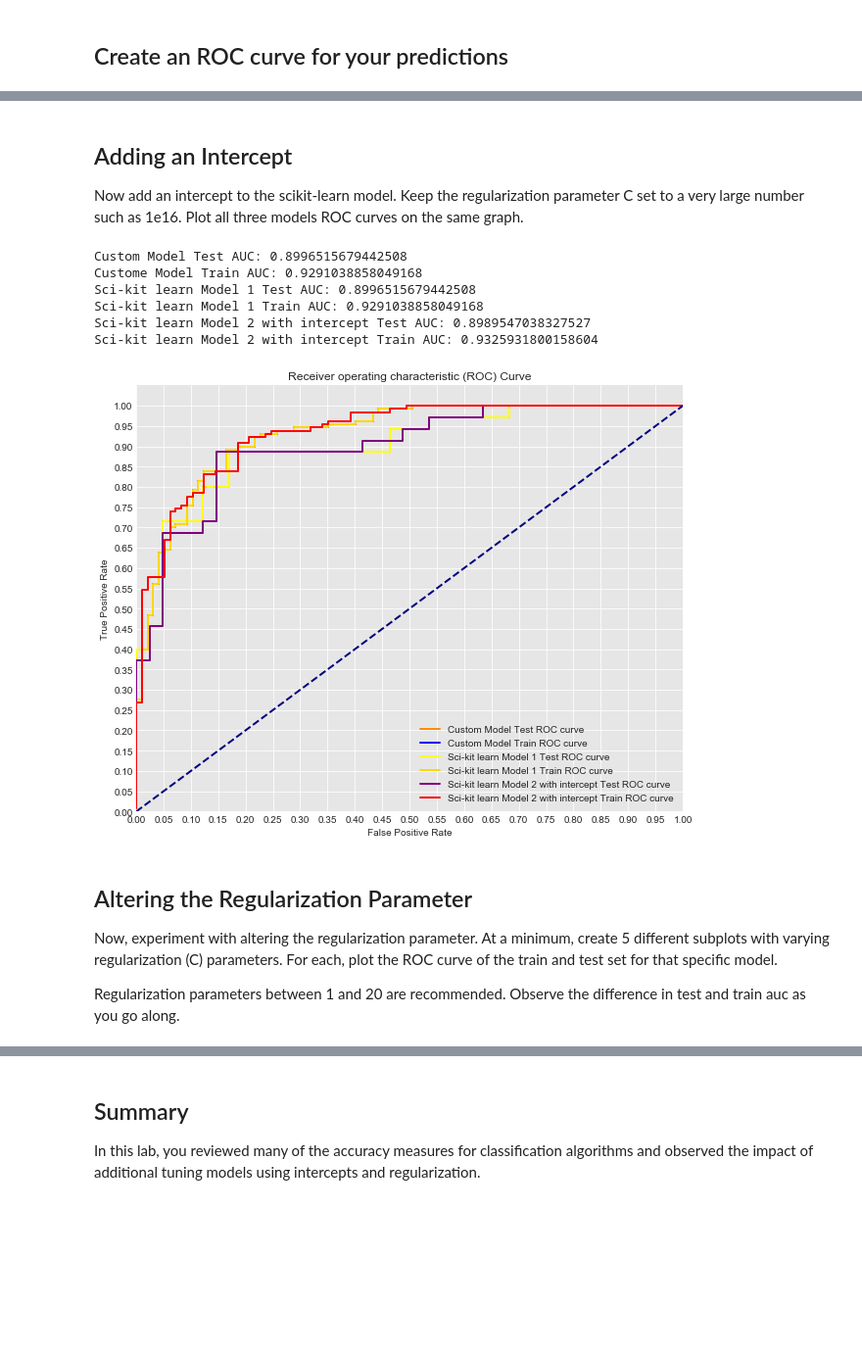
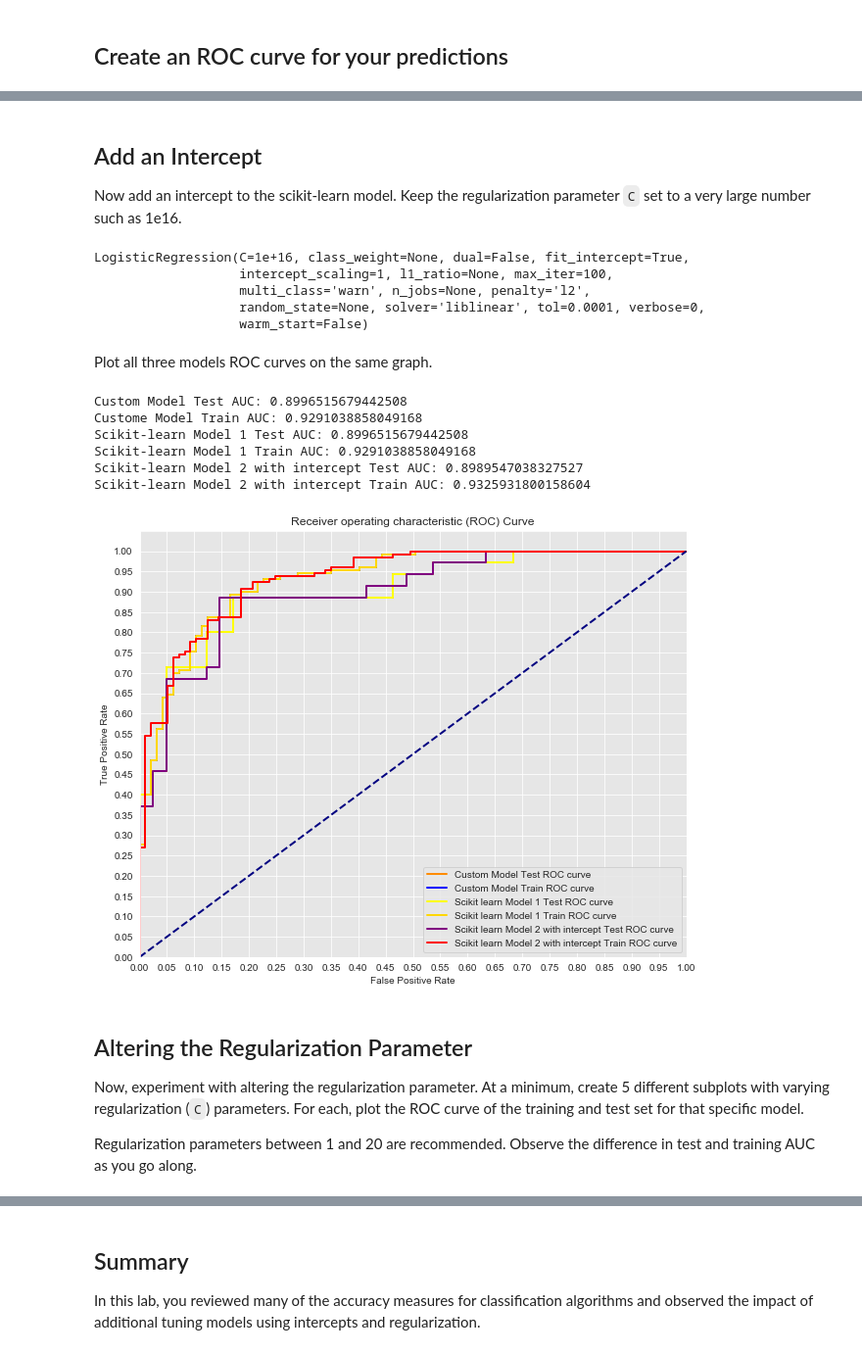
Before and after one commit to learn-co-curriculum/dsc-logistic-regression-model-comparisons-lab, a Jupyter notebook: index.ipynb, the cells around one changed output, grey strips where cells are left out. Shown at 98% size. Saved outputs shown, nothing was run; the diff lists cells and outputs as text; code cells hidden in the pictures; blank space fills up the shorter version.

```diff
--- a/index.ipynb
+++ b/index.ipynb
@@ -35,10 +35,13 @@ Define X and y as with the previous lab. This time, follow best practices and al
 # %%
-#Your code here
+# Define X and y
+y = df['target']
+X = df.drop(columns=['target'], axis=1)
+
+# Split the data into training and test sets
 from sklearn.model_selection import train_test_split
-X = df[df.columns[:-1]]
-y = df.target
+
 X_train, X_test, y_train, y_test = train_test_split(X, y, random_state=17)
-print(y_train.value_counts(),'\n', y_test.value_counts())
+print(y_train.value_counts(),'\n\n', y_test.value_counts())
 # %% [output]
 1.0    130
 0.0     97
@@ -215,6 +195,6 @@ Do the same using the built-in method from scikit-learn. To start, create an ide
 # Your code here
 from sklearn.linear_model import LogisticRegression
 
-logreg = LogisticRegression(fit_intercept=False, C=1e16)
+logreg = LogisticRegression(fit_intercept=False, C=1e16, solver='liblinear')
 logreg.fit(X_train, y_train)
 # %% [output]
@@ -285,14 +242,21 @@ train AUC: 0.9291038858049168
 # %% [markdown]
-## Adding an Intercept
+## Add an Intercept
 
-Now add an intercept to the scikit-learn model. Keep the regularization parameter C set to a very large number such as 1e16. Plot all three models ROC curves on the same graph.
+Now add an intercept to the scikit-learn model. Keep the regularization parameter `C` set to a very large number such as 1e16.
+# %%
+# Create new model
+logregi = LogisticRegression(fit_intercept=True, C=1e16, solver='liblinear')
+logregi.fit(X_train, y_train)
+# %% [output]
+LogisticRegression(C=1e+16, class_weight=None, dual=False, fit_intercept=True,
+                   intercept_scaling=1, l1_ratio=None, max_iter=100,
+                   multi_class='warn', n_jobs=None, penalty='l2',
+                   random_state=None, solver='liblinear', tol=0.0001, verbose=0,
+                   warm_start=False)
+# %% [markdown]
+Plot all three models ROC curves on the same graph.
 # %%
-#Create New Model
-logregi = LogisticRegression(fit_intercept=True, C=1e16)
-logregi.fit(X_train, y_train)
-
-
-#Initial Model Plots
+# Initial model plots
 test_fpr, test_tpr, test_thresholds = roc_curve(y_test, y_hat_test)
 train_fpr, train_tpr, train_thresholds = roc_curve(y_train, y_hat_train)
 
@@ -302,22 +266,22 @@ print('Custome Model Train AUC: {}'.format(auc(train_fpr, train_tpr)))
 
 plt.figure(figsize=(10,8))
 lw = 2
+
 plt.plot(test_fpr, test_tpr, color='darkorange',
          lw=lw, label='Custom Model Test ROC curve')
 plt.plot(train_fpr, train_tpr, color='blue',
          lw=lw, label='Custom Model Train ROC curve')
 
 
-
-#Second Model Plots
+# Second model plots
 y_test_score = logreg.decision_function(X_test)
 y_train_score = logreg.decision_function(X_train)
 
 test_fpr, test_tpr, test_thresholds = roc_curve(y_test, y_test_score)
 train_fpr, train_tpr, train_thresholds = roc_curve(y_train, y_train_score)
 
-print('Scikit learn Model 1 Test AUC: {}'.format(auc(test_fpr, test_tpr)))
-print('Scikit learn Model 1 Train AUC: {}'.format(auc(train_fpr, train_tpr)))
+print('Scikit-learn Model 1 Test AUC: {}'.format(auc(test_fpr, test_tpr)))
+print('Scikit-learn Model 1 Train AUC: {}'.format(auc(train_fpr, train_tpr)))
 
 
 plt.plot(test_fpr, test_tpr, color='yellow',
@@ -325,46 +289,46 @@ plt.plot(test_fpr, test_tpr, color='yellow',
 plt.plot(train_fpr, train_tpr, color='gold',
          lw=lw, label='Scikit learn Model 1 Train ROC curve')
 
 
-#Third Model Plots
+# Third model plots
 y_test_score = logregi.decision_function(X_test)
 y_train_score = logregi.decision_function(X_train)
 
 test_fpr, test_tpr, test_thresholds = roc_curve(y_test, y_test_score)
 train_fpr, train_tpr, train_thresholds = roc_curve(y_train, y_train_score)
 
-print('Scikit learn Model 2 with intercept Test AUC: {}'.format(auc(test_fpr, test_tpr)))
-print('Scikit learn Model 2 with intercept Train AUC: {}'.format(auc(train_fpr, train_tpr)))
+print('Scikit-learn Model 2 with intercept Test AUC: {}'.format(auc(test_fpr, test_tpr)))
+print('Scikit-learn Model 2 with intercept Train AUC: {}'.format(auc(train_fpr, train_tpr)))
 
 
 plt.plot(test_fpr, test_tpr, color='purple',
          lw=lw, label='Scikit learn Model 2 with intercept Test ROC curve')
 plt.plot(train_fpr, train_tpr, color='red',
          lw=lw, label='Scikit learn Model 2 with intercept Train ROC curve')
 
-#Formatting
+# Formatting
 plt.plot([0, 1], [0, 1], color='navy', lw=lw, linestyle='--')
 plt.xlim([0.0, 1.0])
 plt.ylim([0.0, 1.05])
 plt.yticks([i/20.0 for i in range(21)])
 plt.xticks([i/20.0 for i in range(21)])
 plt.xlabel('False Positive Rate')
 plt.ylabel('True Positive Rate')
 plt.title('Receiver operating characteristic (ROC) Curve')
 plt.legend(loc="lower right")
 plt.show()
 # %% [output]
 Custom Model Test AUC: 0.8996515679442508
 Custome Model Train AUC: 0.9291038858049168
-Sci-kit learn Model 1 Test AUC: 0.8996515679442508
-Sci-kit learn Model 1 Train AUC: 0.9291038858049168
-Sci-kit learn Model 2 with intercept Test AUC: 0.8989547038327527
-Sci-kit learn Model 2 with intercept Train AUC: 0.9325931800158604
+Scikit-learn Model 1 Test AUC: 0.8996515679442508
+Scikit-learn Model 1 Train AUC: 0.9291038858049168
+Scikit-learn Model 2 with intercept Test AUC: 0.8989547038327527
+Scikit-learn Model 2 with intercept Train AUC: 0.9325931800158604
-[figure, old version]
+[figure, new version]
 # %% [markdown]
 ## Altering the Regularization Parameter
 
-Now, experiment with altering the regularization parameter. At a minimum, create 5 different subplots with varying regularization (C) parameters. For each, plot the ROC curve of the train and test set for that specific model.
+Now, experiment with altering the regularization parameter. At a minimum, create 5 different subplots with varying regularization (`C`) parameters. For each, plot the ROC curve of the training and test set for that specific model.
 
-Regularization parameters between 1 and 20 are recommended. Observe the difference in test and train auc as you go along.
+Regularization parameters between 1 and 20 are recommended. Observe the difference in test and training AUC as you go along.
 # %%
```
Also changed, not shown: parts of 23 cells of this notebook, 8 other files.
